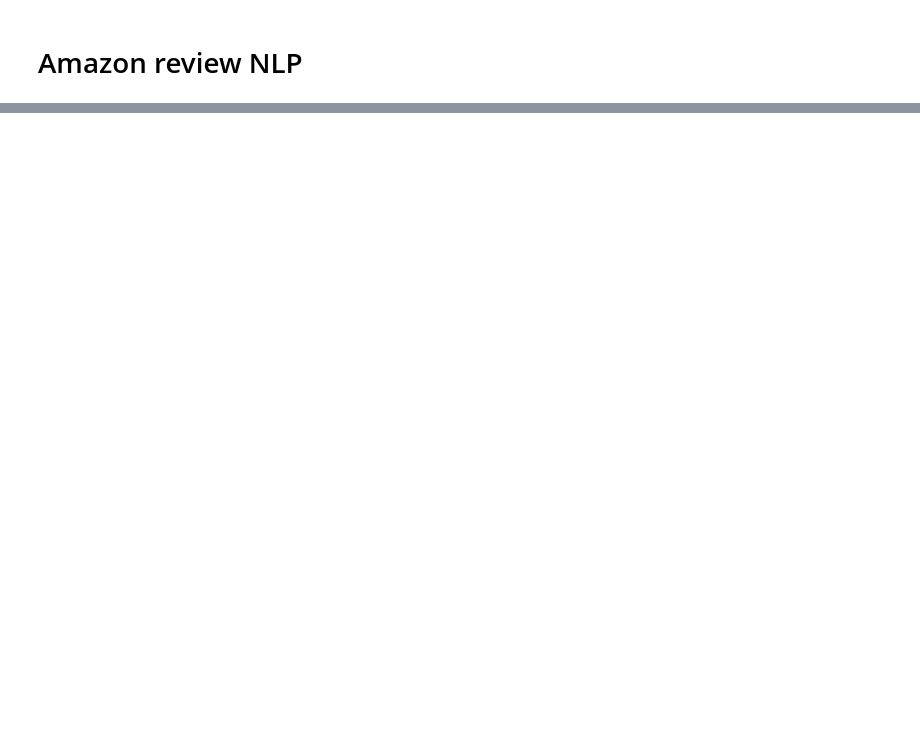
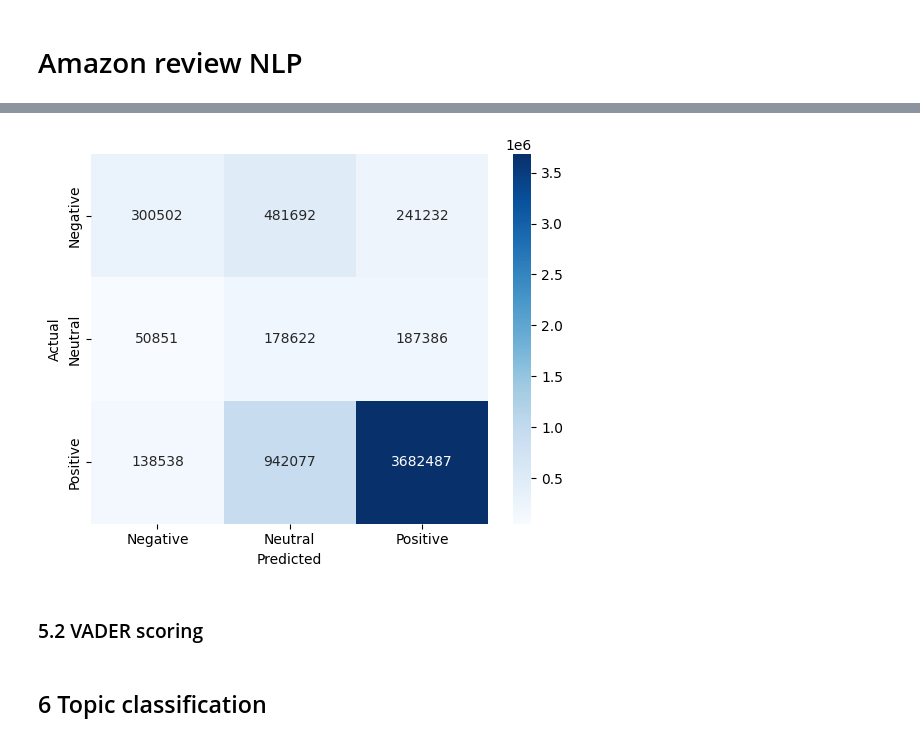
Before and after one commit to wj-484/wj-dspp-repo, a Jupyter notebook: review-nlp/Amazon-review-NLP.ipynb, the cells around one changed output, grey strips where cells are left out. Drawn from its saved outputs; the diff is of its cells as text; code cells hidden in the pictures; blank space fills up the shorter version.

```diff
--- a/review-nlp/Amazon-review-NLP.ipynb
+++ b/review-nlp/Amazon-review-NLP.ipynb
@@ -151,0 +304,27 @@ for index, row in raw_reviews.sort_values(by=['rating', 'afinn_score', 'vader_sc
+# %%
+# Classify Afinn score
+def afinn_classification(score):
+    if score >= 0.01:
+        return 'Positive'
+    elif score <= -0.01:
+        return 'Negative'
+    else:
+        return 'Neutral'
+
+raw_reviews['afinn_classification'] = raw_reviews['afinn_score'].progress_apply(afinn_classification)
+
+clear_output()
+
+confusion = pd.crosstab(
+    raw_reviews["rating_classification"],
+    raw_reviews["afinn_classification"],
+    rownames=["Actual"],
+    colnames=["Predicted"]
+)
+
+sns.heatmap(confusion, annot=True, fmt="d", cmap="Blues")
+plt.show()
+# %% [output]
+[figure, added]
+# %% [markdown]
+### 5.2 VADER scoring
@@ -151,0 +366,2 @@ for index, row in raw_reviews.sort_values(by=['rating', 'afinn_score', 'vader_sc
+# %% [markdown]
+## 6 Topic classification
```
Also changed, not shown: parts of 105 cells of this notebook, 2 other files.
